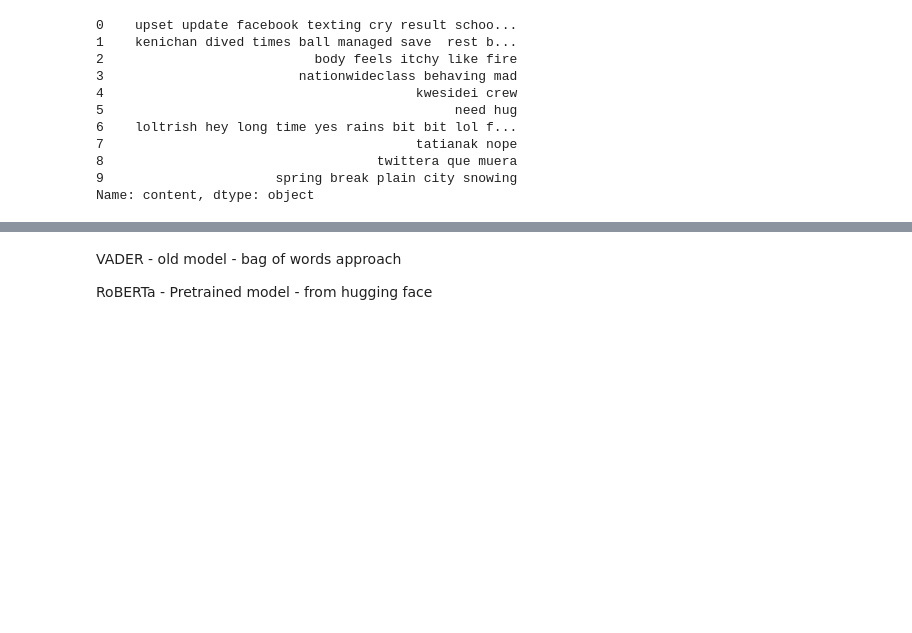
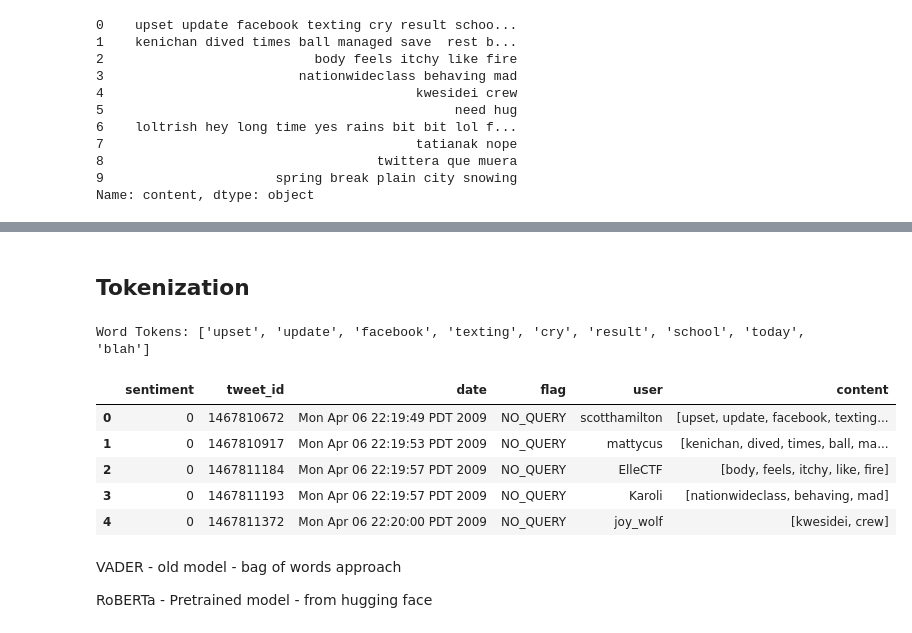
Before and after one commit to shruti-madhav/Sentiment_Analysis, a Jupyter notebook: Sentimnt_Analysis.ipynb, the cells around one changed output, grey strips where cells are left out. Saved outputs shown, nothing was run; the diff lists cells and outputs as text; code cells hidden in the pictures; blank space fills up the shorter version.

Commit message:
Tokenization

```diff
--- a/Sentimnt_Analysis.ipynb
+++ b/Sentimnt_Analysis.ipynb
@@ -242,7 +244,2 @@ Name: content, dtype: object
 
 Checking and replacing the correct spellings.
-# %%
-# Creating an object for Speller class
-spell_check = Speller(lang='en')
-data['content']=[spell_check(text) for text in data['content']]
-data['content'][:10]
@@ -249,3 +281,26 @@ data['content'][:10]
+# %% [markdown]
+## **Tokenization**
+# %%
+# !pip install nltk
+import nltk
+
+from nltk.tokenize import word_tokenize, sent_tokenize
+
+# Tokenize a sentence into words
+data['content'] = [word_tokenize(text) for text in data['content']]
+
+print("Word Tokens:", data['content'][0])
+# %% [output]
+Word Tokens: ['upset', 'update', 'facebook', 'texting', 'cry', 'result', 'school', 'today', 'blah']
+# %%
+data.head()
+# %% [output]
+|  | sentiment | tweet_id | date | flag | user | content |
+| 0 | 0 | 1467810672 | Mon Apr 06 22:19:49 PDT 2009 | NO_QUERY | scotthamilton | [upset, update, facebook, texting... |
+| 1 | 0 | 1467810917 | Mon Apr 06 22:19:53 PDT 2009 | NO_QUERY | mattycus | [kenichan, dived, times, ball, ma... |
+| 2 | 0 | 1467811184 | Mon Apr 06 22:19:57 PDT 2009 | NO_QUERY | ElleCTF | [body, feels, itchy, like, fire] |
+| 3 | 0 | 1467811193 | Mon Apr 06 22:19:57 PDT 2009 | NO_QUERY | Karoli | [nationwideclass, behaving, mad] |
+| 4 | 0 | 1467811372 | Mon Apr 06 22:20:00 PDT 2009 | NO_QUERY | joy_wolf | [kwesidei, crew] |
 # %% [markdown]
 VADER - old model
       - bag of words approach
```
Also changed, not shown: parts of 11 cells of this notebook.
